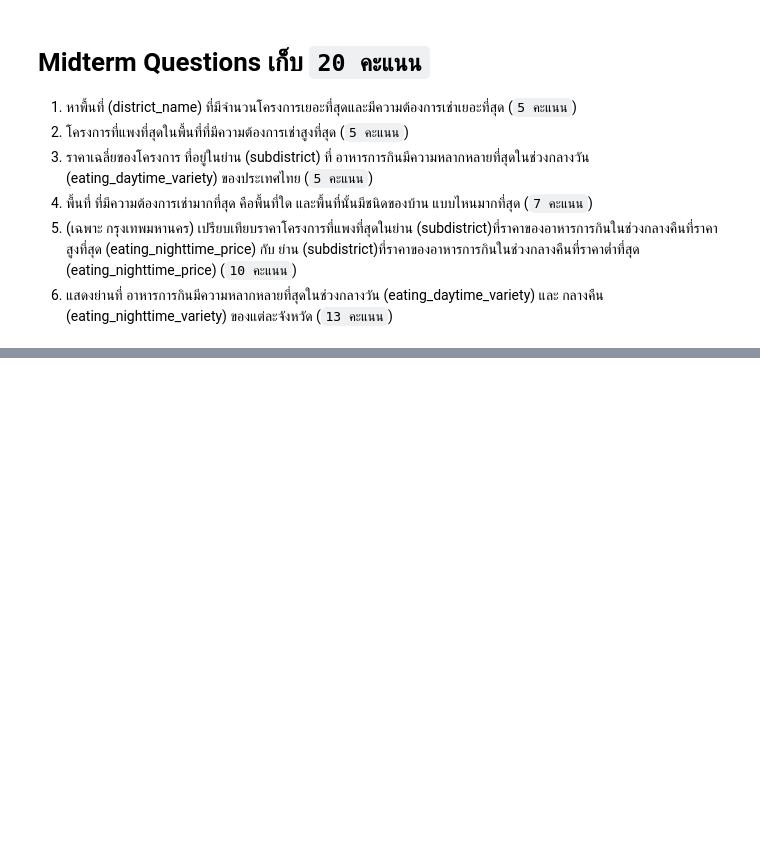
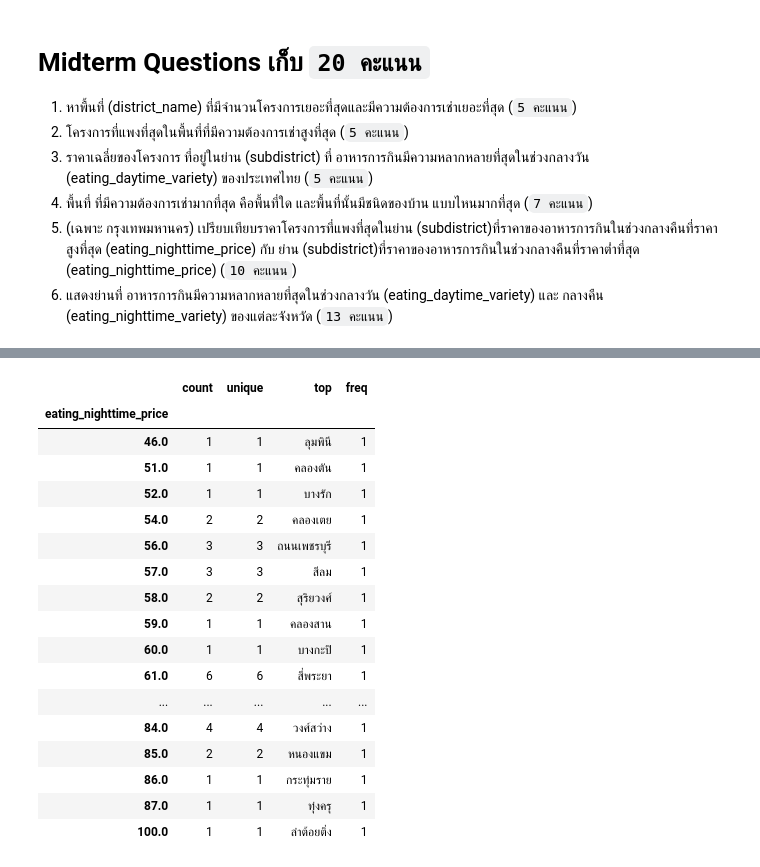
Before and after one commit to Momocute/BasicProg_DataViz65, a Jupyter notebook: midterm65.ipynb, the cells around one changed output, grey strips where cells are left out. Cells and saved outputs as stored; diff of their text form; code cells hidden in the pictures; blank space fills up the shorter version.

```diff
--- a/midterm65.ipynb
+++ b/midterm65.ipynb
@@ -224,0 +400,3 @@ BB = eat.(groupby)
+# %%
+dek = eat[eat['province_name_th']=='กรุงเทพมหานคร'][['province_name_th','district_name_th','subdistrict_name_th','eating_nighttime_price']]
+dek
@@ -224,0 +417,2 @@ BB = eat.(groupby)
+# %%
+dek.eating_nighttime_price=dek.eating_nighttime_price.astype(float) #เปลี่ยนตัวเลขเป็นfloat
@@ -224,0 +431,21 @@ BB = eat.(groupby)
+# %%
+dek.groupby('eating_nighttime_price')['subdistrict_name_th'].describe()
+# %% [output]
+|  | count | unique | top | freq |
+| eating_nighttime_price |  |  |  |  |
+| 46.0 | 1 | 1 | ลุมพินี | 1 |
+| 51.0 | 1 | 1 | คลองตัน | 1 |
+| 52.0 | 1 | 1 | บางรัก | 1 |
+| 54.0 | 2 | 2 | คลองเตย | 1 |
+| 56.0 | 3 | 3 | ถนนเพชรบุรี | 1 |
+| 57.0 | 3 | 3 | สีลม | 1 |
+| 58.0 | 2 | 2 | สุริยวงศ์ | 1 |
+| 59.0 | 1 | 1 | คลองสาน | 1 |
+| 60.0 | 1 | 1 | บางกะปิ | 1 |
+| 61.0 | 6 | 6 | สี่พระยา | 1 |
+| ... | ... | ... | ... | ... |
+| 84.0 | 4 | 4 | วงศ์สว่าง | 1 |
+| 85.0 | 2 | 2 | หนองแขม | 1 |
+| 86.0 | 1 | 1 | กระทุ่มราย | 1 |
+| 87.0 | 1 | 1 | ทุ่งครุ | 1 |
+| 100.0 | 1 | 1 | ลำต้อยติ่ง | 1 |
```
Also changed, not shown: parts of 53 cells of this notebook.
